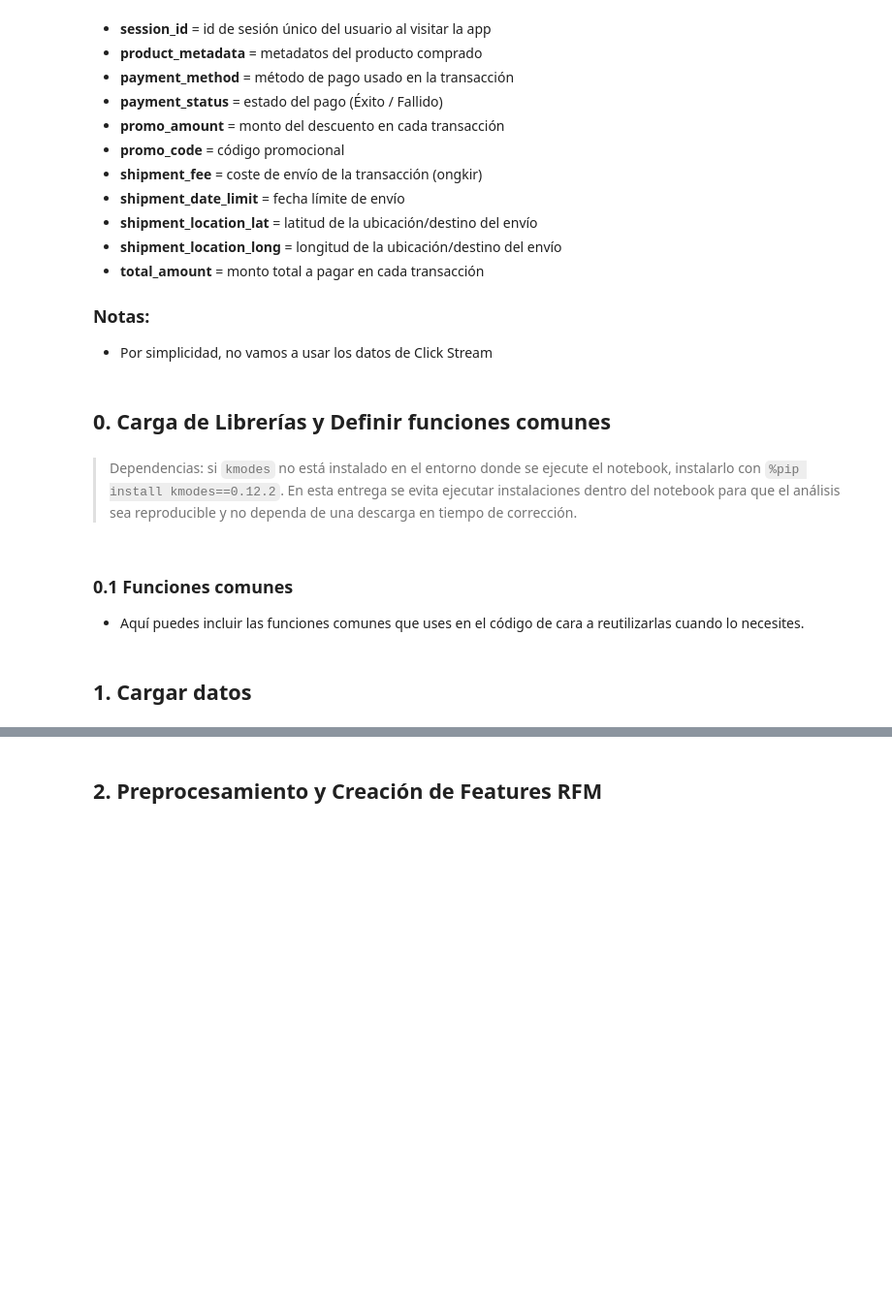
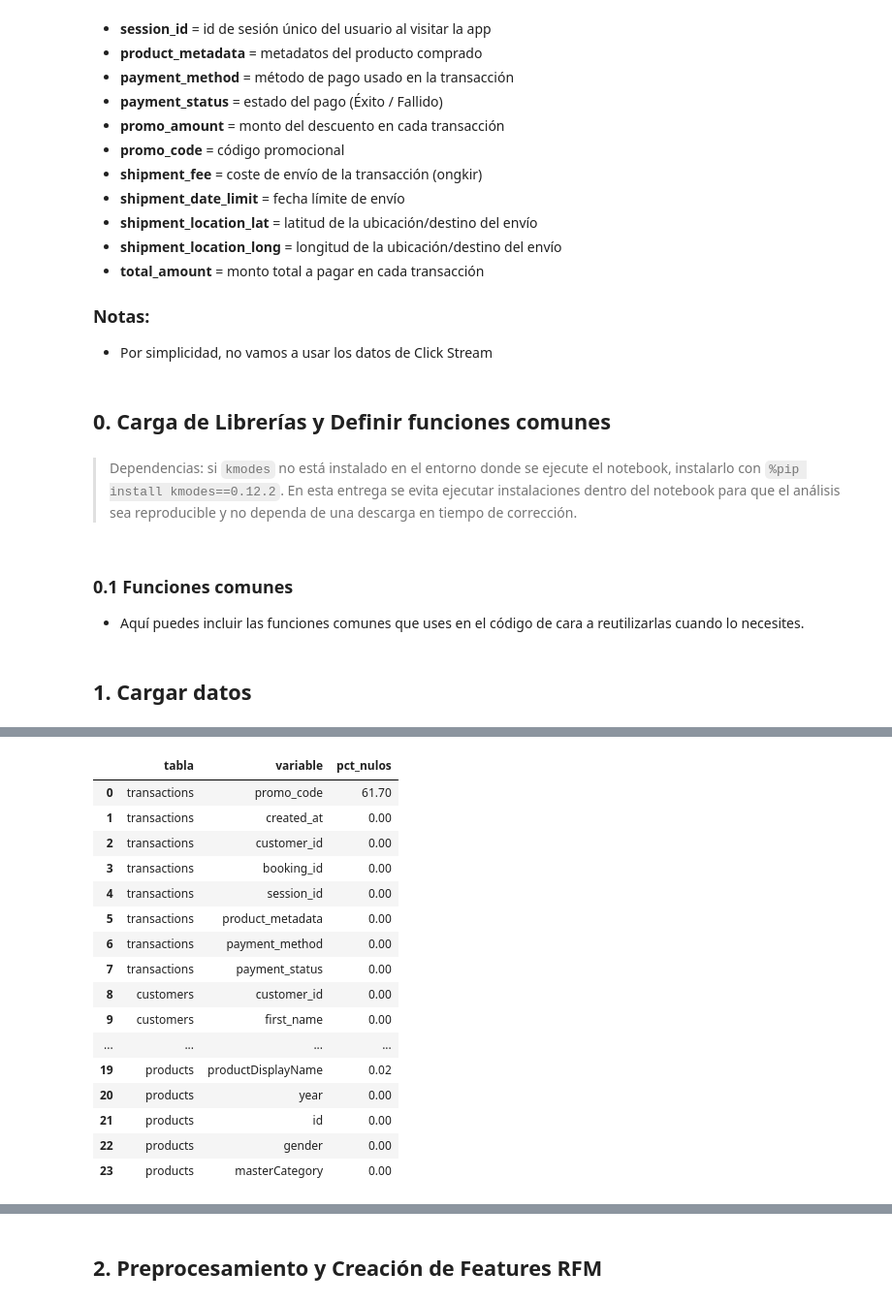
Before and after one commit to AlvaroG001/AANS---Aprendizaje-Autom-tico-no-Supervisado, a Jupyter notebook: Actividad 1/Clustering_E_Commerce_Completado.ipynb, the cells around one changed output, grey strips where cells are left out. Shown at 97% size. Saved outputs shown, nothing was run; the diff lists cells and outputs as text; code cells hidden in the pictures; blank space fills up the shorter version.

```diff
--- a/Actividad 1/Clustering_E_Commerce_Completado.ipynb
+++ b/Actividad 1/Clustering_E_Commerce_Completado.ipynb
@@ -264,0 +296,66 @@ display(products.head(2))
+# %%
+# Copias de trabajo para revisar calidad sin alterar los datos originales cargados.
+transactions_audit = transactions.copy()
+customers_audit = customers.copy()
+products_audit = products.copy()
+
+transactions_audit['created_at_dt'] = pd.to_datetime(transactions_audit['created_at'], utc=True, errors='coerce')
+transactions_audit['shipment_date_limit_dt'] = pd.to_datetime(transactions_audit['shipment_date_limit'], utc=True, errors='coerce')
+customers_audit['first_join_date_dt'] = pd.to_datetime(customers_audit['first_join_date'], errors='coerce')
+customers_audit['birthdate_dt'] = pd.to_datetime(customers_audit['birthdate'], errors='coerce')
+
+max_join_date_audit = customers_audit['first_join_date_dt'].max()
+customers_audit['age_audit'] = ((max_join_date_audit - customers_audit['birthdate_dt']).dt.days / 365.25).round(1)
+
+quality_summary = pd.DataFrame([
+    {
+        'tabla': 'transactions',
+        'filas': len(transactions_audit),
+        'columnas': transactions_audit.shape[1],
+        'clave_duplicada': transactions_audit.duplicated('booking_id').sum(),
+        'fecha_min': transactions_audit['created_at_dt'].min(),
+        'fecha_max': transactions_audit['created_at_dt'].max(),
+    },
+    {
+        'tabla': 'customers',
+        'filas': len(customers_audit),
+        'columnas': customers_audit.shape[1],
+        'clave_duplicada': customers_audit.duplicated('customer_id').sum(),
+        'fecha_min': customers_audit['first_join_date_dt'].min(),
+        'fecha_max': customers_audit['first_join_date_dt'].max(),
+    },
+    {
+        'tabla': 'products',
+        'filas': len(products_audit),
+        'columnas': products_audit.shape[1],
+        'clave_duplicada': products_audit.duplicated('id').sum(),
+        'fecha_min': products_audit['year'].min(),
+        'fecha_max': products_audit['year'].max(),
+    },
+])
+display(quality_summary)
+
+missing_summary = []
+for name, data in [('transactions', transactions_audit), ('customers', customers_audit), ('products', products_audit)]:
+    miss = data.isna().mean().sort_values(ascending=False).head(8)
+    missing_summary.append(pd.DataFrame({'tabla': name, 'variable': miss.index, 'pct_nulos': (100 * miss.values).round(2)}))
+display(pd.concat(missing_summary, ignore_index=True))
+
+logical_checks = pd.DataFrame({
+    'comprobacion': [
+        'Transacciones con total_amount negativo',
+        'Transacciones exitosas con total_amount <= 0',
+        'Coordenadas de envío fuera de rango',
+        'Clientes con edad fuera de 12-90 años',
+        'Clientes sin coordenadas de residencia',
+    ],
+    'casos': [
+        int((transactions_audit['total_amount'] < 0).sum()),
+        int(((transactions_audit['payment_status'] == 'Success') & (transactions_audit['total_amount'] <= 0)).sum()),
+        int((~transactions_audit['shipment_location_lat'].between(-90, 90) | ~transactions_audit['shipment_location_long'].between(-180, 180)).sum()),
+        int((~customers_audit['age_audit'].between(12, 90)).sum()),
+        int(customers_audit[['home_location_lat', 'home_location_long']].isna().any(axis=1).sum()),
+    ],
+})
+display(logical_checks)
+# %% [output]
@@ -264,0 +366,17 @@ display(products.head(2))
+|  | tabla | variable | pct_nulos |
+| 0 | transactions | promo_code | 61.70 |
+| 1 | transactions | created_at | 0.00 |
+| 2 | transactions | customer_id | 0.00 |
+| 3 | transactions | booking_id | 0.00 |
+| 4 | transactions | session_id | 0.00 |
+| 5 | transactions | product_metadata | 0.00 |
+| 6 | transactions | payment_method | 0.00 |
+| 7 | transactions | payment_status | 0.00 |
+| 8 | customers | customer_id | 0.00 |
+| 9 | customers | first_name | 0.00 |
+| ... | ... | ... | ... |
+| 19 | products | productDisplayName | 0.02 |
+| 20 | products | year | 0.00 |
+| 21 | products | id | 0.00 |
+| 22 | products | gender | 0.00 |
+| 23 | products | masterCategory | 0.00 |
```
Also changed, not shown: parts of 18 cells of this notebook, 5 other files.
